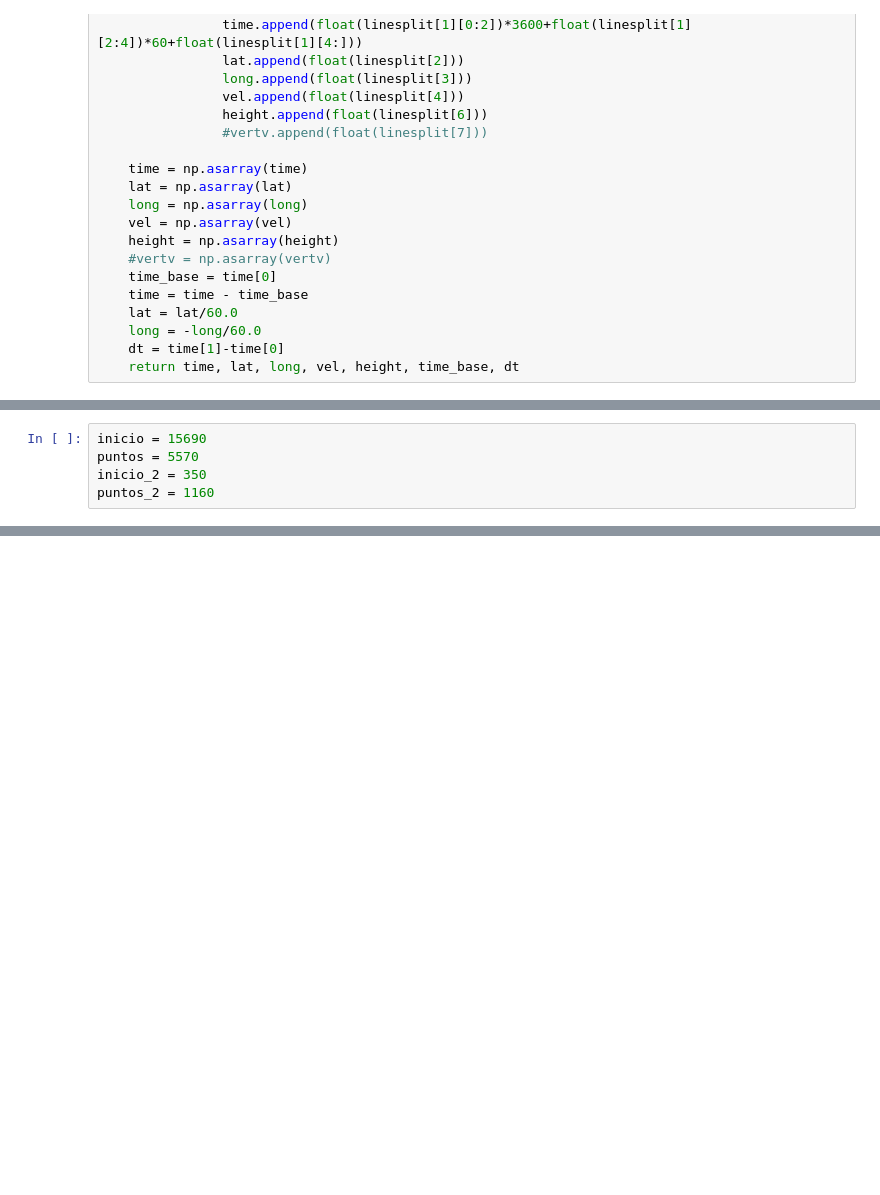
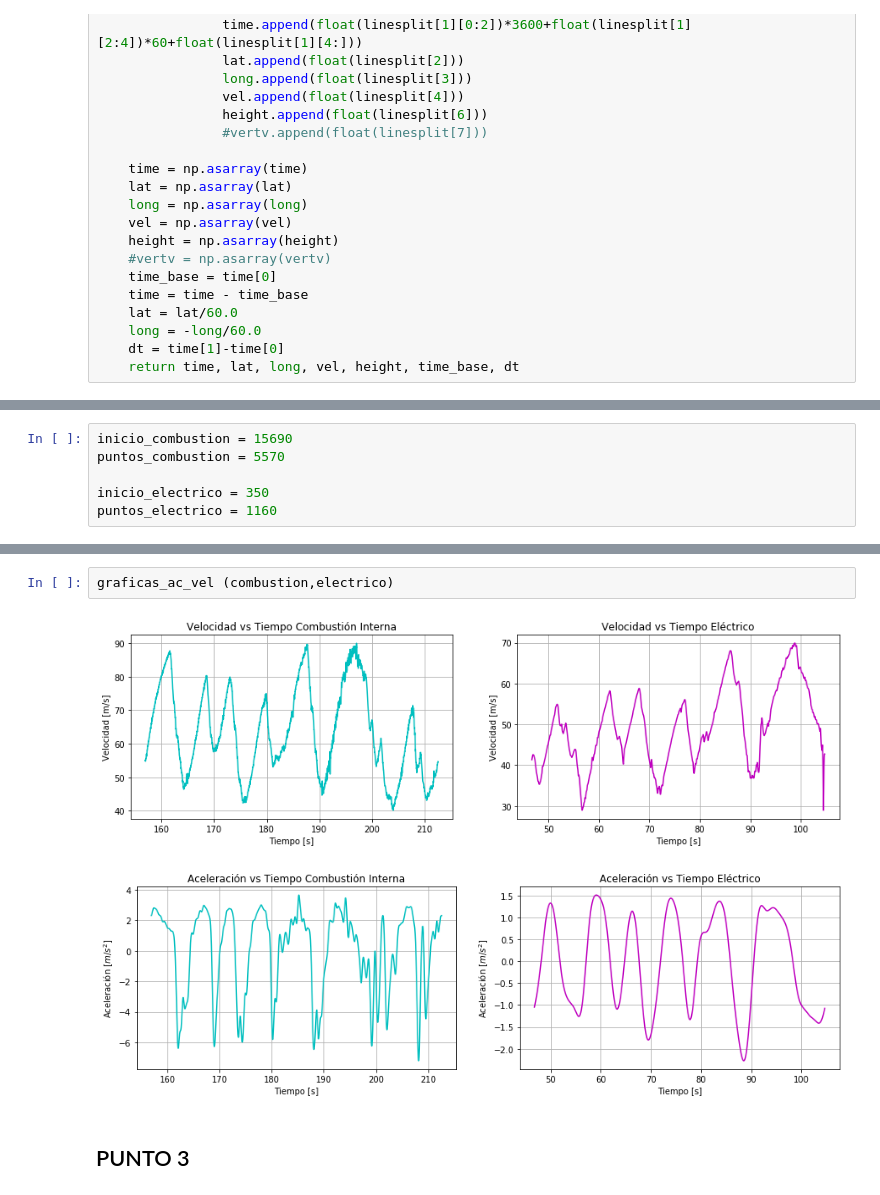
Before and after one commit to OriannaSanguino/Herramientas-Computacionales, a Jupyter notebook: 04_taller03/Taller 3.ipynb, the cells around one changed output, grey strips where cells are left out. Drawn from its saved outputs; the diff is of its cells as text; blank space fills up the shorter version.

```diff
--- a/04_taller03/Taller 3.ipynb
+++ b/04_taller03/Taller 3.ipynb
@@ -172,5 +194,6 @@ plt.show()
 # %%
-inicio = 15690
-puntos = 5570
-inicio_2 = 350
-puntos_2 = 1160
+inicio_combustion = 15690
+puntos_combustion = 5570
+
+inicio_electrico = 350
+puntos_electrico = 1160
@@ -177 +246,8 @@ puntos_2 = 1160
+# %%
+graficas_ac_vel (combustion,electrico)
+# %% [output]
+[figure, added]
+[figure, added]
+# %% [markdown]
+## PUNTO 3
 # %%
```
Also changed, not shown: parts of 13 cells of this notebook.
